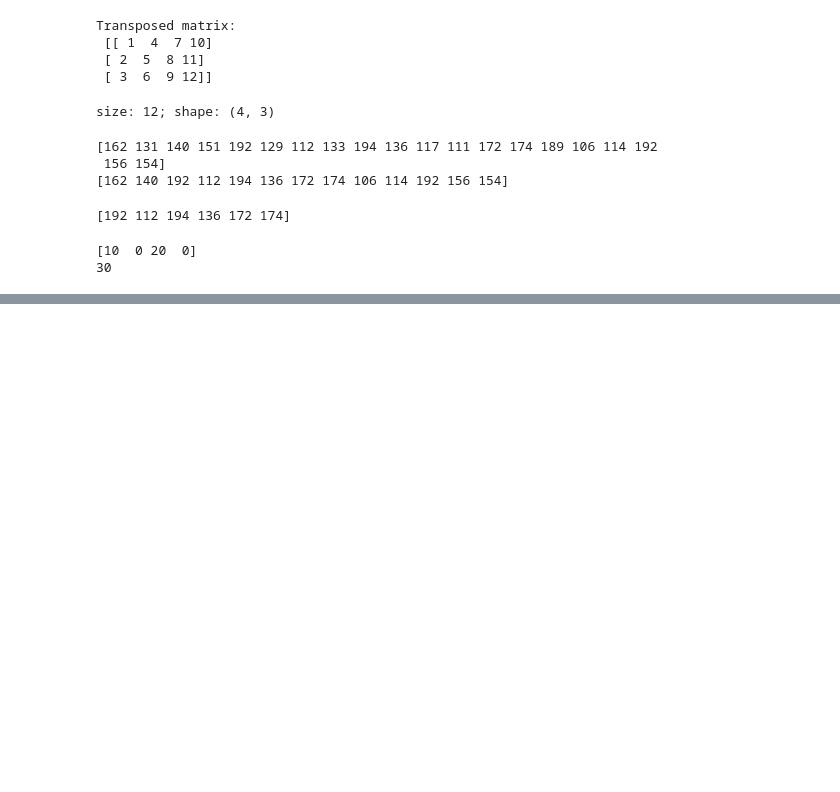
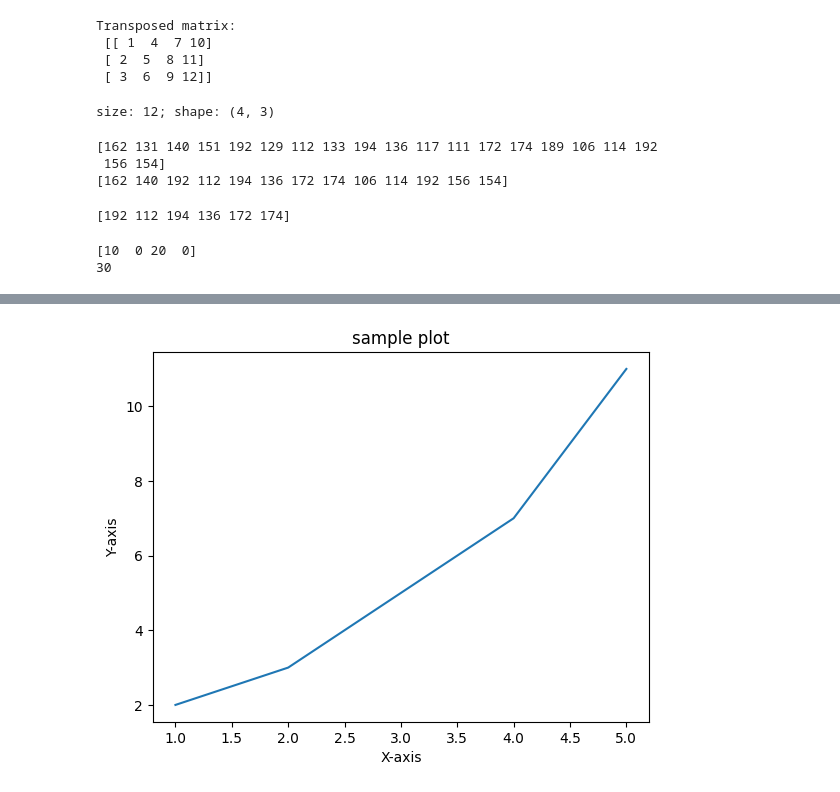
Before and after one commit to mbrionesr96/icatt_dsm_python, a Jupyter notebook: 20260218_Class 3.ipynb, the cells around one changed output, grey strips where cells are left out. Cells and saved outputs as stored; diff of their text form; code cells hidden in the pictures; blank space fills up the shorter version.

```diff
--- a/20260218_Class 3.ipynb
+++ b/20260218_Class 3.ipynb
@@ -271,0 +276,20 @@ print(np.dot(arr1, arr2))
+# %%
+# we import an specific class library inside the library
+import matplotlib.pyplot as plt
+
+#create arrays
+x = [1,2,3,4,5]
+y = [2,3,5,7,11]
+
+#plot x against y
+plt.plot(x,y)
+
+#costumize the plot
+plt.title("sample plot")
+plt.xlabel("X-axis")
+plt.ylabel("Y-axis")
+
+#display the plot
+plt.show()
+# %% [output]
+[figure, added]
```
Also changed, not shown: parts of 23 cells of this notebook, 3 other files.
